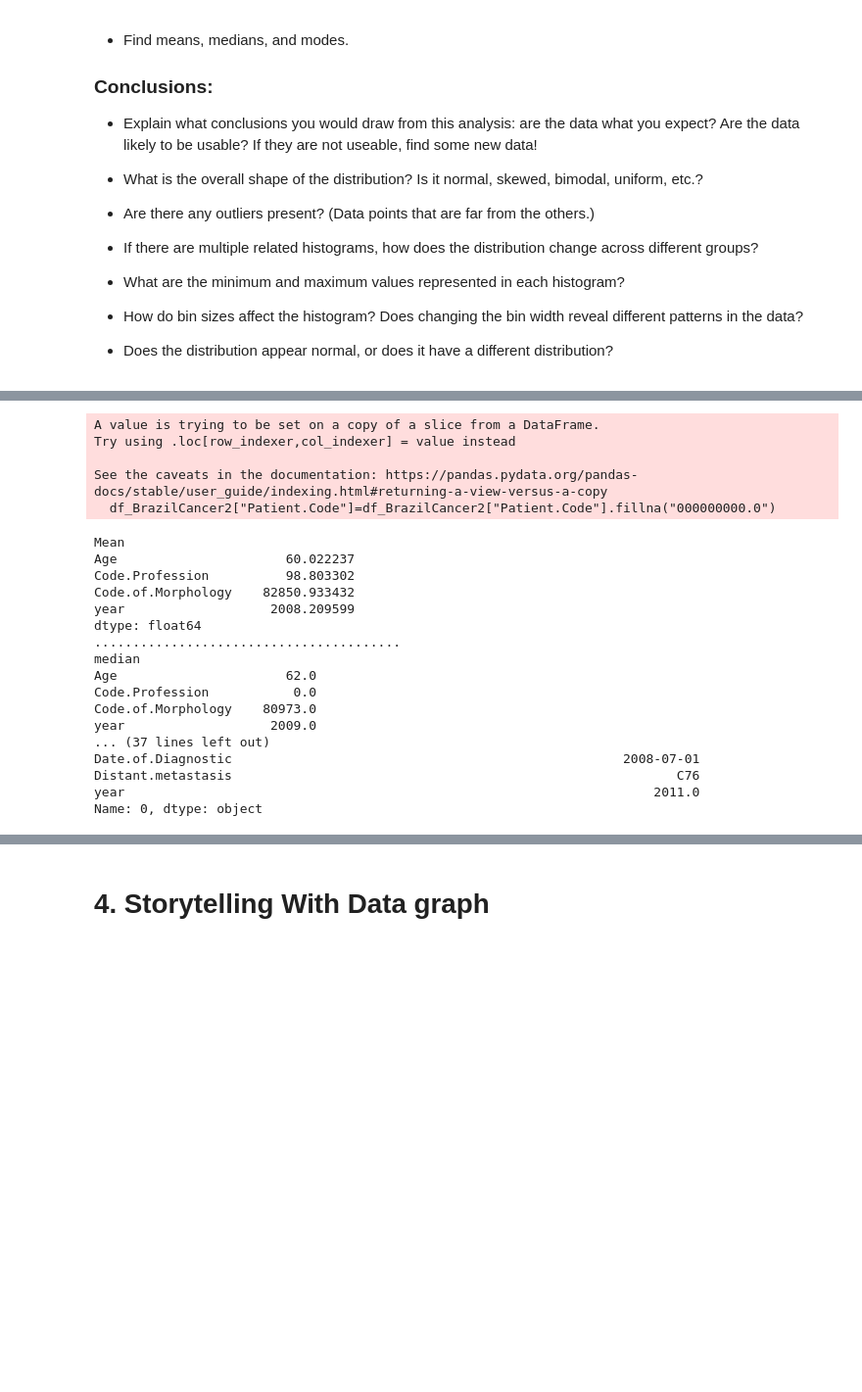
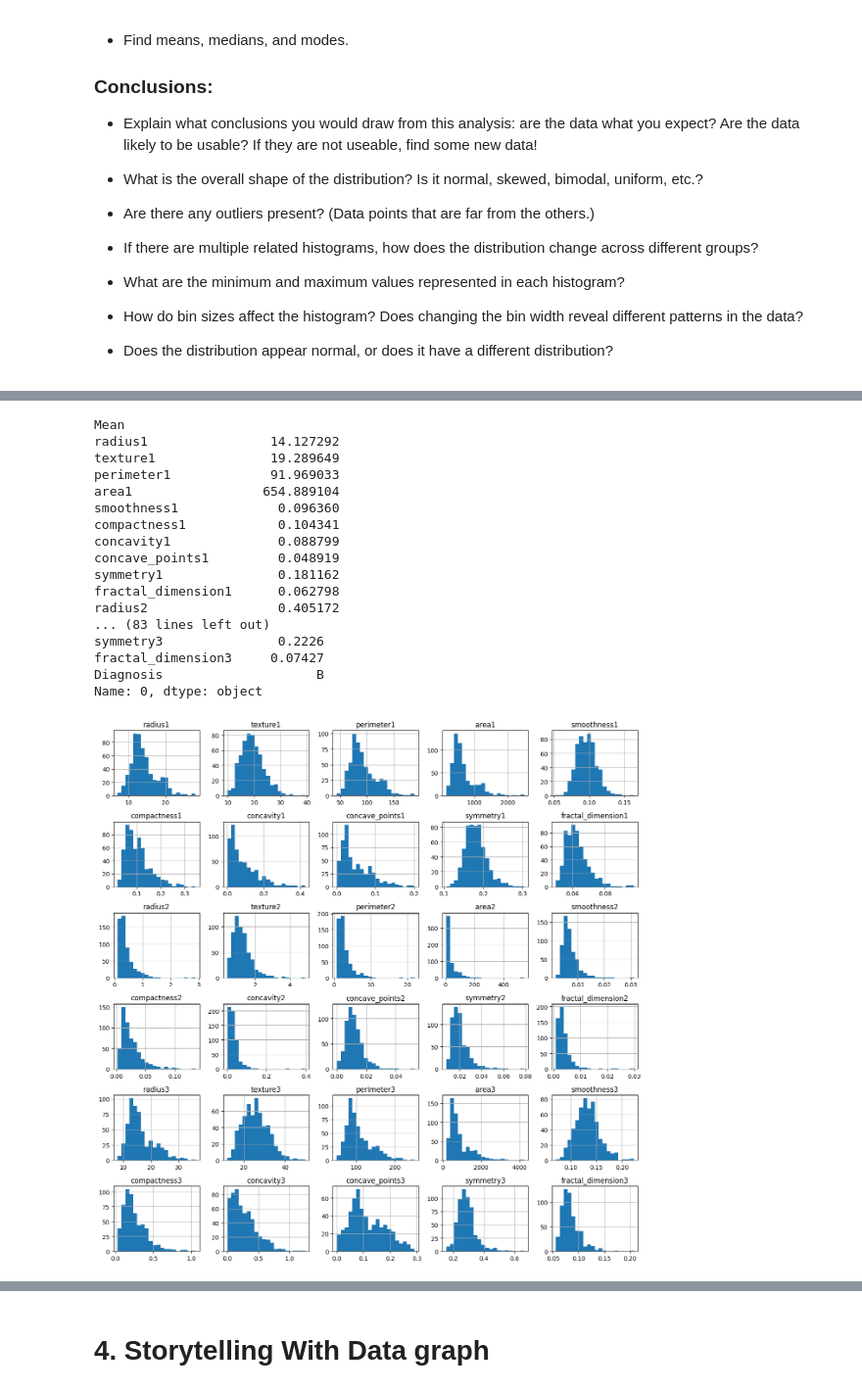
Before and after one commit to Jbaner/Module-B-semester-2, a Jupyter notebook: Week4.ipynb, the cells around one changed output, grey strips where cells are left out. Shown at 98% size. Saved outputs shown, nothing was run; the diff lists cells and outputs as text; code cells hidden in the pictures; blank space fills up the shorter version.

```diff
--- a/Week4.ipynb
+++ b/Week4.ipynb
@@ -186,45 +152,46 @@ dtype: bool
-# %%
-#fill in some missing(NaN) value
-df_BrazilCancer2["Degree.of.Education"]=df_BrazilCancer2["Degree.of.Education"].fillna("Unknown")
-df_BrazilCancer2["Nationality"]=df_BrazilCancer2["Nationality"].fillna("Unknown")
-df_BrazilCancer2["Patient.Code"]=df_BrazilCancer2["Patient.Code"].fillna("000000000.0")
-# %% [output]
-A value is trying to be set on a copy of a slice from a DataFrame.
-Try using .loc[row_indexer,col_indexer] = value instead
-
-See the caveats in the documentation: https://pandas.pydata.org/pandas-docs/stable/user_guide/indexing.html#returning-a-view-versus-a-copy
-  df_BrazilCancer2["Patient.Code"]=df_BrazilCancer2["Patient.Code"].fillna("000000000.0")
 # %%
- #mean, median and mode
+ #mean, median, and mode of each column
  #Mean
- df_BrazilCancer_2=df_BrazilCancer2.drop("Patient.Code", axis=1)
+ df_BreastCancer_2=df_BreastCancer.drop("ID", axis=1)
  #print(df_BreastCancer_2)
  print("Mean")
- mean = df_BrazilCancer_2.mean(numeric_only=True)
+ mean = df_BreastCancer_2.mean(numeric_only=True)
  print(mean)
  print("........................................")
  print("median")
- median=df_BrazilCancer_2.median(numeric_only=True)
+ median=df_BreastCancer_2.median(numeric_only=True)
  print(median)
  print("........................................")
  print("mode")
- mode=df_BrazilCancer_2.mode()
+ mode=df_BreastCancer_2.mode()
  print(mode.iloc[0])
 # %% [output]
 Mean
-Age                      60.022237
-Code.Profession          98.803302
-Code.of.Morphology    82850.933432
-year                   2008.209599
-dtype: float64
-........................................
-median
-Age                      62.0
-Code.Profession           0.0
-Code.of.Morphology    80973.0
-year                   2009.0
-... (37 lines left out)
-Date.of.Diagnostic                                                   2008-07-01
-Distant.metastasis                                                          C76
-year                                                                     2011.0
+radius1                14.127292
+texture1               19.289649
+perimeter1             91.969033
+area1                 654.889104
+smoothness1             0.096360
+compactness1            0.104341
+concavity1              0.088799
+concave_points1         0.048919
+symmetry1               0.181162
+fractal_dimension1      0.062798
+radius2                 0.405172
+... (83 lines left out)
+symmetry3               0.2226
+fractal_dimension3     0.07427
+Diagnosis                    B
 Name: 0, dtype: object
+# %%
+#Draw histograms for each feature or column
+import matplotlib.pyplot as plt
+
+#selecting numeric columns for histogram
+numeric_only=df_BreastCancer_2.select_dtypes(include="number")
+
+numeric_only.hist(bins=20,figsize=(13,13))
+plt.tight_layout()
+plt.show()
+# %% [output]
+[figure, added]
```
Also changed, not shown: parts of 11 cells of this notebook.
